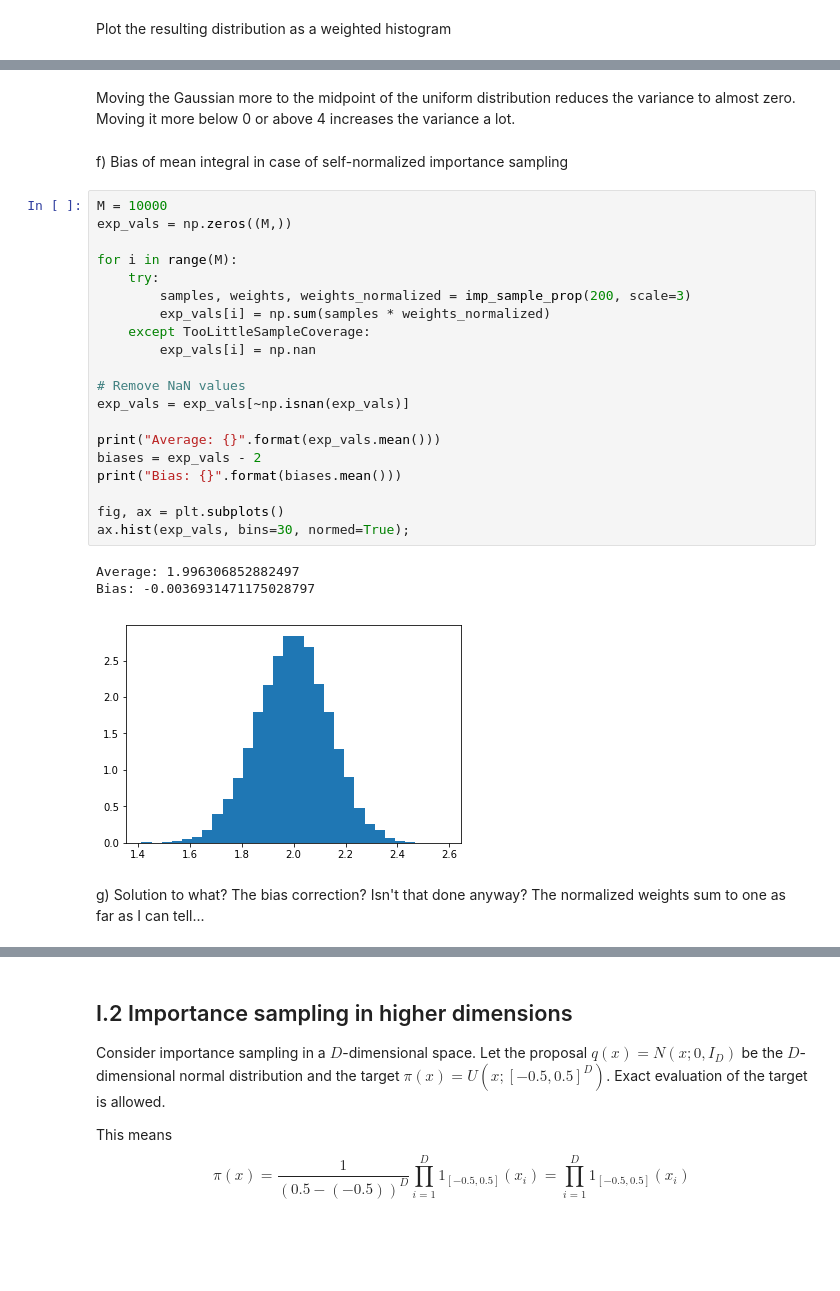
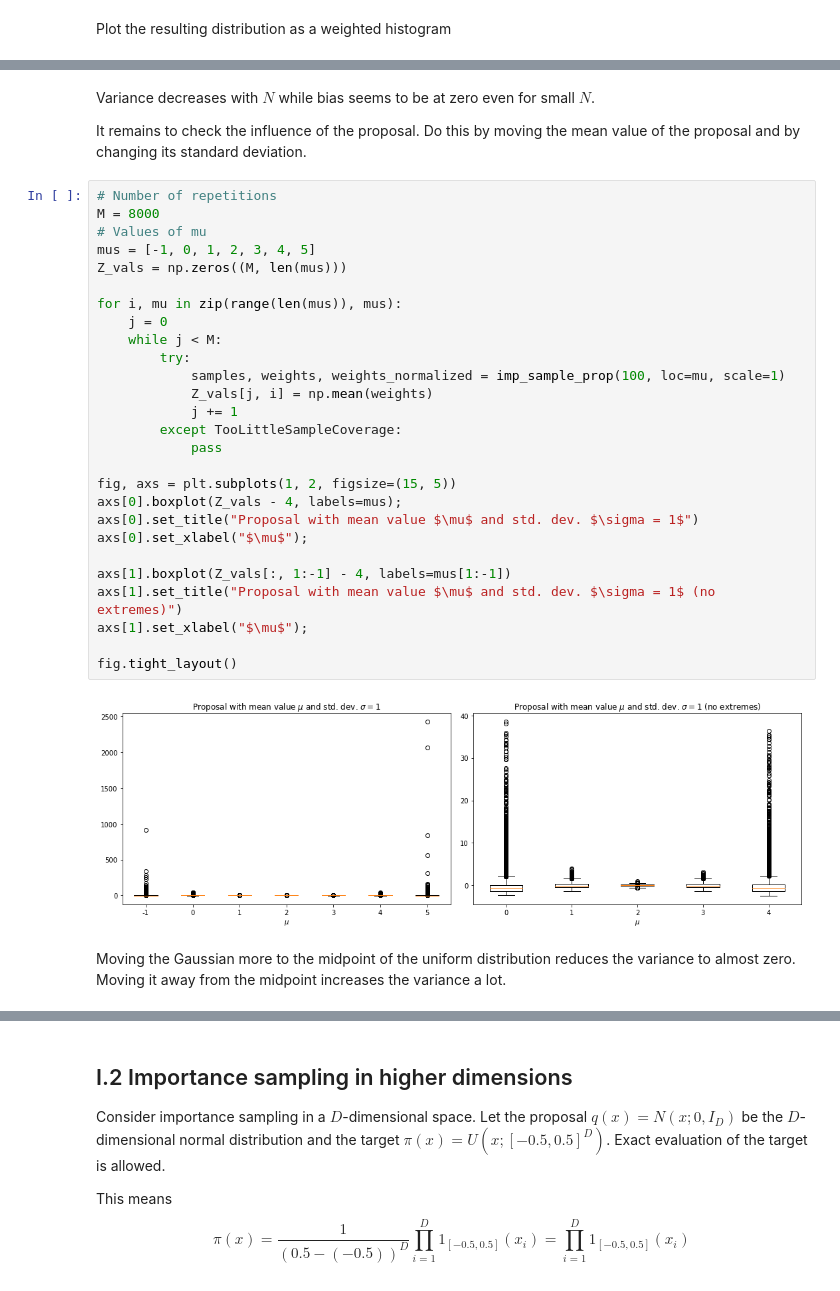
Before and after one commit to cyianor/smc2017, a Jupyter notebook: notebooks/ex1.ipynb, the cells around one changed output, grey strips where cells are left out. Cells and saved outputs as stored; diff of their text form; blank space fills up the shorter version.

Commit message:
Improved solutions to exercise sheet 1 / Finished all practical exercises on sheet 1

```diff
--- a/notebooks/ex1.ipynb
+++ b/notebooks/ex1.ipynb
@@ -133,30 +144,35 @@ Variance: 0.007719144427815755
+# %% [markdown]
+Variance decreases with $N$ while bias seems to be at zero even for small $N$.
+
+It remains to check the influence of the proposal. Do this by moving the mean value of the proposal and by changing its standard deviation.
+# %%
+# Number of repetitions
+M = 8000
+# Values of mu
+mus = [-1, 0, 1, 2, 3, 4, 5]
+Z_vals = np.zeros((M, len(mus)))
+
+for i, mu in zip(range(len(mus)), mus):
+    j = 0
+    while j < M:
+        try:
+            samples, weights, weights_normalized = imp_sample_prop(100, loc=mu, scale=1)
+            Z_vals[j, i] = np.mean(weights)
+            j += 1
+        except TooLittleSampleCoverage:
+            pass
+
+fig, axs = plt.subplots(1, 2, figsize=(15, 5))
+axs[0].boxplot(Z_vals - 4, labels=mus);
+axs[0].set_title("Proposal with mean value $\mu$ and std. dev. $\sigma = 1$")
+axs[0].set_xlabel("$\mu$");
+
+axs[1].boxplot(Z_vals[:, 1:-1] - 4, labels=mus[1:-1])
+axs[1].set_title("Proposal with mean value $\mu$ and std. dev. $\sigma = 1$ (no extremes)")
+axs[1].set_xlabel("$\mu$");
+
+fig.tight_layout()
+# %% [output]
+[figure, added]
 # %% [markdown]
-Moving the Gaussian more to the midpoint of the uniform distribution reduces the variance to almost zero. Moving it more below 0 or above 4 increases the variance a lot.
+Moving the Gaussian more to the midpoint of the uniform distribution reduces the variance to almost zero. Moving it away from the midpoint increases the variance a lot.
-# %% [markdown]
-f) Bias of mean integral in case of self-normalized importance sampling
-# %%
-M = 10000
-exp_vals = np.zeros((M,))
-
-for i in range(M):
-    try:
-        samples, weights, weights_normalized = imp_sample_prop(200, scale=3)
-        exp_vals[i] = np.sum(samples * weights_normalized)
-    except TooLittleSampleCoverage:
-        exp_vals[i] = np.nan
-
-# Remove NaN values
-exp_vals = exp_vals[~np.isnan(exp_vals)]
-
-print("Average: {}".format(exp_vals.mean()))
-biases = exp_vals - 2
-print("Bias: {}".format(biases.mean()))
-
-fig, ax = plt.subplots()
-ax.hist(exp_vals, bins=30, normed=True);
-# %% [output]
-Average: 1.996306852882497
-Bias: -0.0036931471175028797
-[figure, removed]
-# %% [markdown]
-g) Solution to what? The bias correction? Isn't that done anyway? The normalized weights sum to one as far as I can tell...
```
Also changed, not shown: parts of 30 cells of this notebook, 2 other files.
